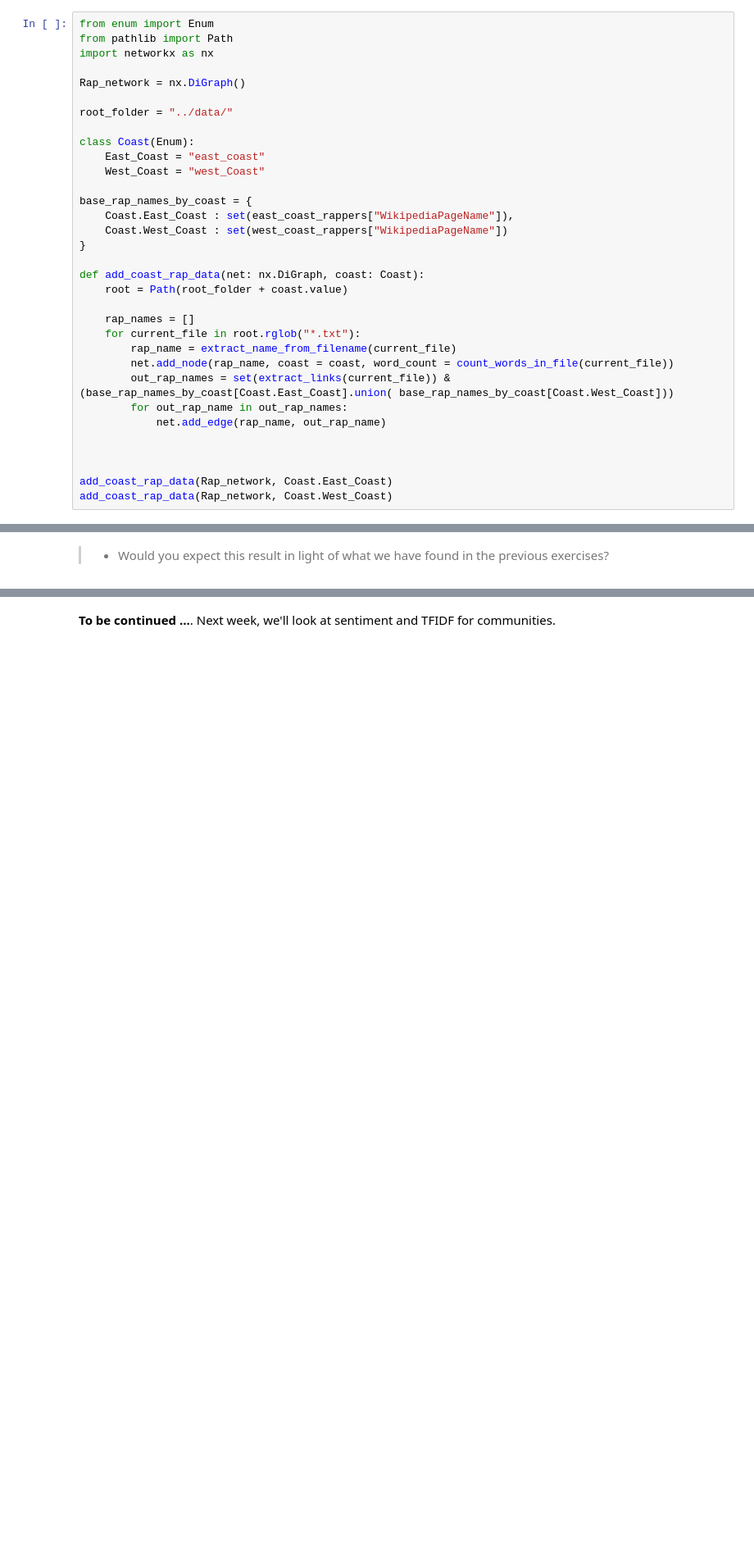
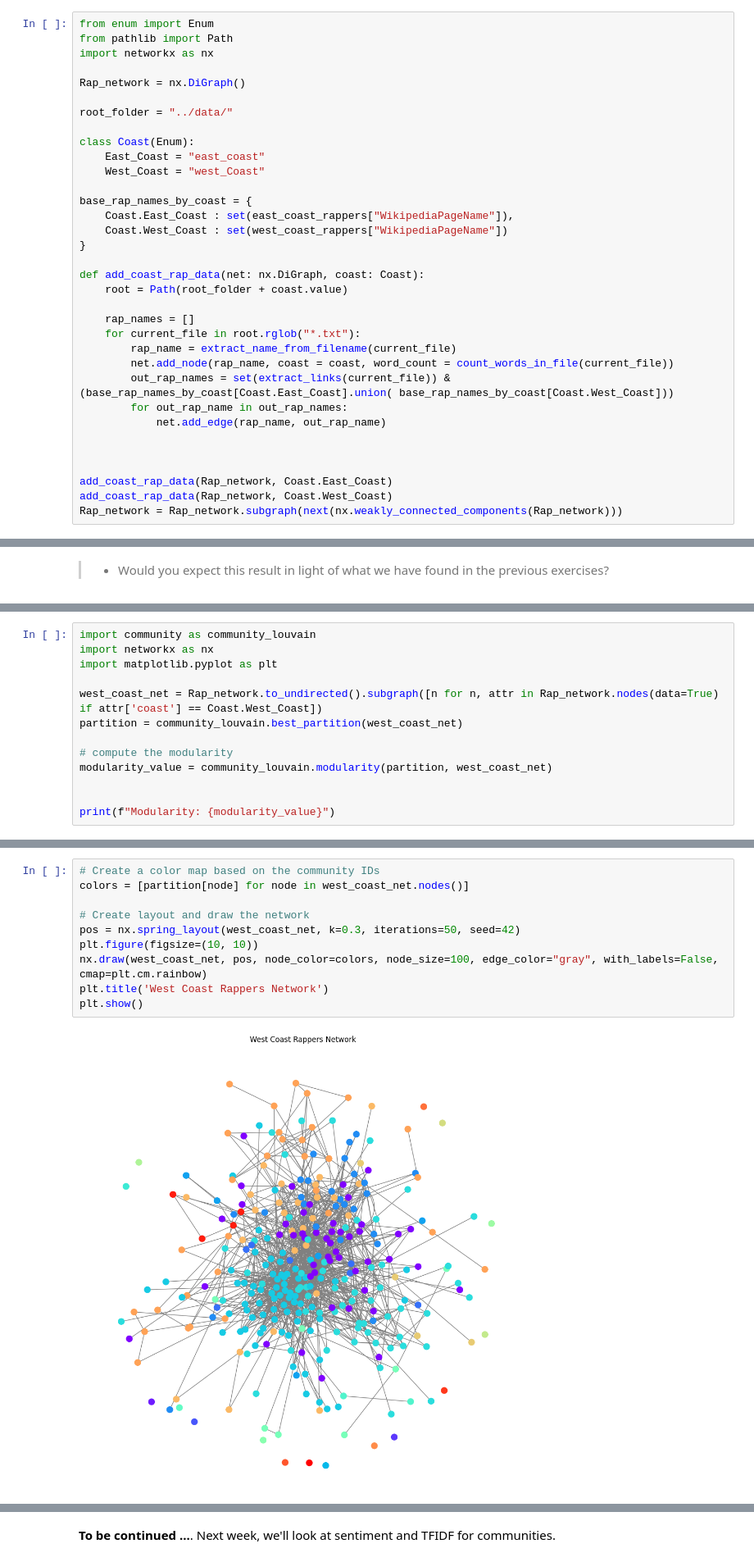
Before and after one commit to jereml99/socialgraphs2023, a Jupyter notebook: lectures/Jeremi/Week7.ipynb, the cells around one changed output, grey strips where cells are left out. Shown at 82% size. Cells and saved outputs as stored; diff of their text form; blank space fills up the shorter version.

```diff
--- a/lectures/Jeremi/Week7.ipynb
+++ b/lectures/Jeremi/Week7.ipynb
@@ -378,6 +378,7 @@ def add_coast_rap_data(net: nx.DiGraph, coast: Coast):
 
 add_coast_rap_data(Rap_network, Coast.East_Coast)
 add_coast_rap_data(Rap_network, Coast.West_Coast)
+Rap_network = Rap_network.subgraph(next(nx.weakly_connected_components(Rap_network)))
 # %% [markdown]
 
 > * Now create your own partition into communities, where all west-coast rappers are one community and all the east-coast rappers are another community. That's all you need, **now calculate the modularity of this partition**. Modularity is described in the _Network Science_ book, section 9.4.. Thus, use **equation 9.12** in the book to calculate the modularity _M_ of the partition described above. Are the coasts good communities?
@@ -396,0 +419,13 @@ add_coast_rap_data(Rap_network, Coast.West_Coast)
+# %%
+import community as community_louvain
+import networkx as nx
+import matplotlib.pyplot as plt
+
+west_coast_net = Rap_network.to_undirected().subgraph([n for n, attr in Rap_network.nodes(data=True) if attr['coast'] == Coast.West_Coast])
+partition = community_louvain.best_partition(west_coast_net)
+
+# compute the modularity
+modularity_value = community_louvain.modularity(partition, west_coast_net)
+
+
+print(f"Modularity: {modularity_value}")
@@ -397,3 +436,15 @@ add_coast_rap_data(Rap_network, Coast.West_Coast)
+# %%
+# Create a color map based on the community IDs
+colors = [partition[node] for node in west_coast_net.nodes()]
+
+# Create layout and draw the network
+pos = nx.spring_layout(west_coast_net, k=0.3, iterations=50, seed=42)
+plt.figure(figsize=(10, 10))
+nx.draw(west_coast_net, pos, node_color=colors, node_size=100, edge_color="gray", with_labels=False, cmap=plt.cm.rainbow)
+plt.title('West Coast Rappers Network')
+plt.show()
+# %% [output]
+[figure, added]
 # %% [markdown]
 Now we jump back into the NLP work. **It's still OK to work with just one coast**. In this last exercise, we'll be creating word-clouds again. But this time, we'll be using the more standard method: TF-IDF.
 
```
Also changed, not shown: parts of 6 cells of this notebook.
